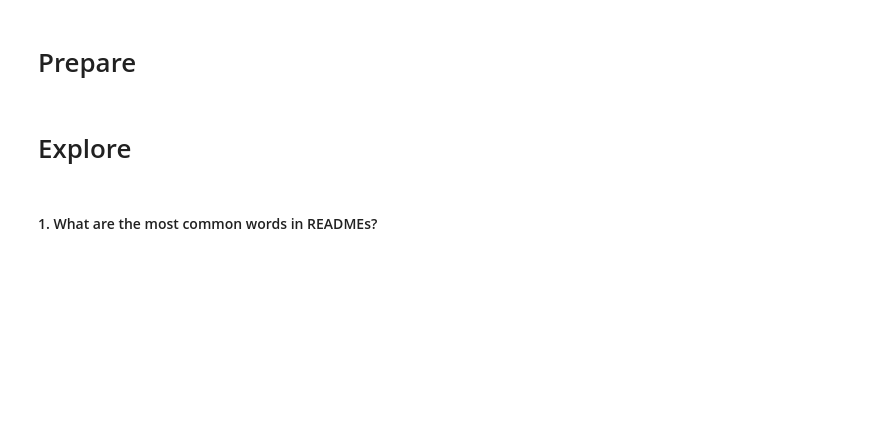
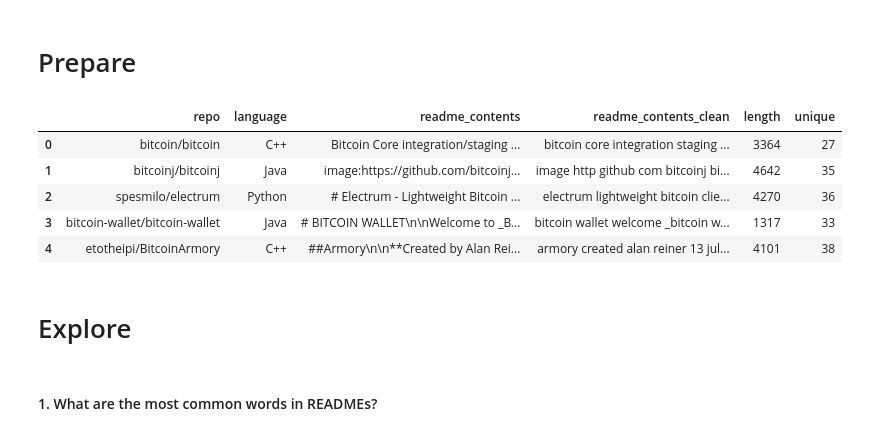
Before and after one commit to JDSINLP/NLP-Project, a Jupyter notebook: final_notebook.ipynb, the cells around one changed output. Saved outputs shown, nothing was run; the diff lists cells and outputs as text; code cells hidden in the pictures; blank space fills up the shorter version.

```diff
--- a/final_notebook.ipynb
+++ b/final_notebook.ipynb
@@ -13,6 +20,14 @@ df= pd.read_json('data2.json')
 # Prepare
 # %%
 df = w.prepare_df(df)
+df.head()
+# %% [output]
+|  | repo | language | readme_contents | readme_contents_clean | length | unique |
+| 0 | bitcoin/bitcoin | C++ | Bitcoin Core integration/staging ... | bitcoin core integration staging ... | 3364 | 27 |
+| 1 | bitcoinj/bitcoinj | Java | image:https://github.com/bitcoinj... | image http github com bitcoinj bi... | 4642 | 35 |
+| 2 | spesmilo/electrum | Python | # Electrum - Lightweight Bitcoin ... | electrum lightweight bitcoin clie... | 4270 | 36 |
+| 3 | bitcoin-wallet/bitcoin-wallet | Java | # BITCOIN WALLET\n\nWelcome to _B... | bitcoin wallet welcome _bitcoin w... | 1317 | 33 |
+| 4 | etotheipi/BitcoinArmory | C++ | ##Armory\n\n**Created by Alan Rei... | armory created alan reiner 13 jul... | 4101 | 38 |
 # %%
 train, val, test = w.train_val_test(df, stratify= 'language')
 # %% [markdown]
```
Also changed, not shown: parts of 9 cells of this notebook.
